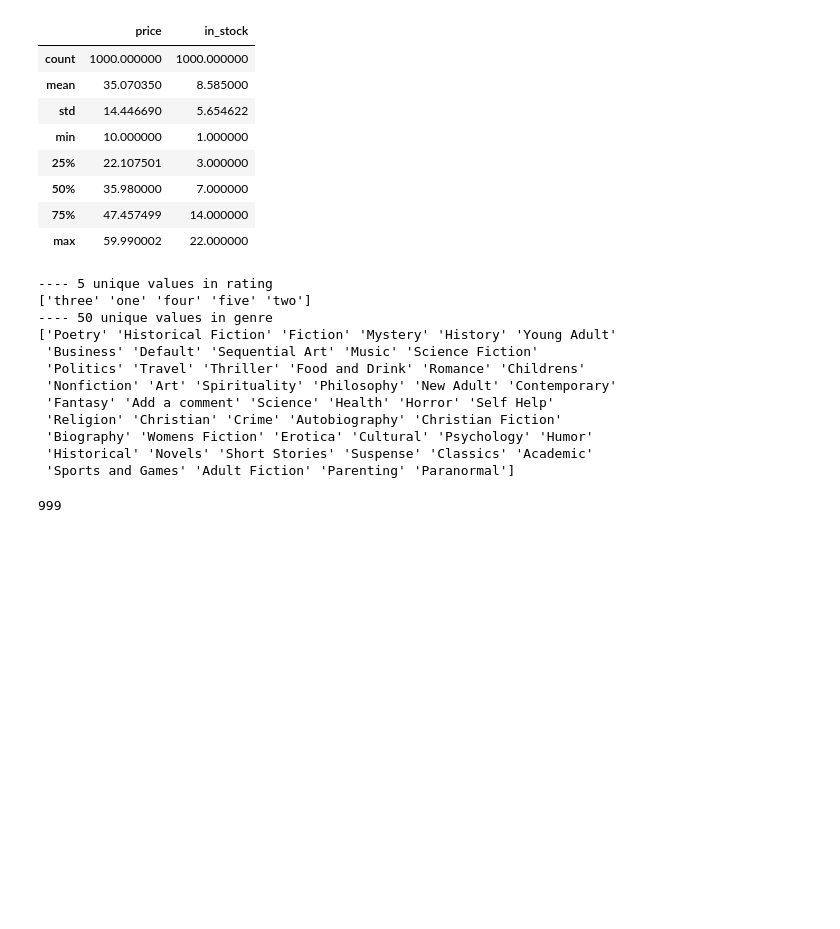
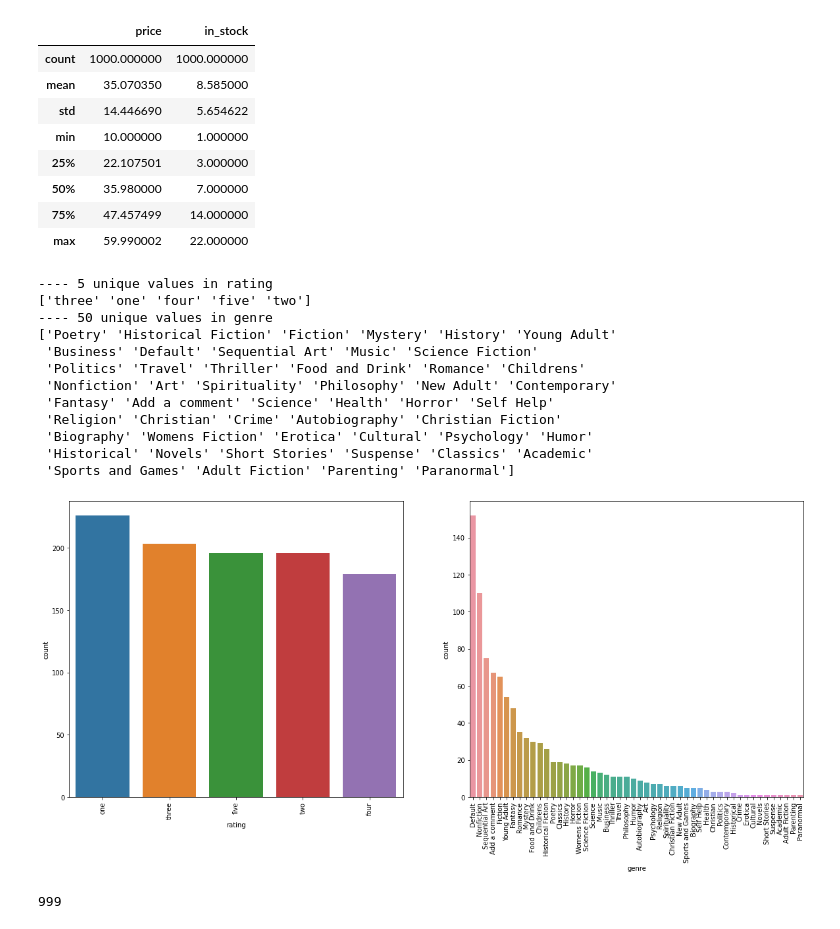
Before and after one commit to vanhuycx/beatiful_soup_web_scraping, a Jupyter notebook: analysis.ipynb, the cells around one changed output. Cells and saved outputs as stored; diff of their text form; code cells hidden in the pictures; blank space fills up the shorter version.

Commit message:
Create hist chart for categorical columns

```diff
--- a/analysis.ipynb
+++ b/analysis.ipynb
@@ -70,22 +71,27 @@ df.describe()
 | 75% | 47.457499 | 14.000000 |
 | max | 59.990002 | 22.000000 |
 # %%
-for column in categorical_columns:
+# Unique values in categorical columns
+fig, axs = plt.subplots(ncols=2,figsize=(20, 8.27))
+for index,column in enumerate(categorical_columns):
     print('---- ' + str(len(df[column].unique())) + ' unique values in ' + column  )
     print(df[column].unique())
+    chart = sns.countplot(x=df[column],ax=axs[index],order=df[column].value_counts().index)
+    chart.set_xticklabels(chart.get_xticklabels(), rotation=90)
 # %% [output]
 ---- 5 unique values in rating
 ['three' 'one' 'four' 'five' 'two']
 ---- 50 unique values in genre
 ['Poetry' 'Historical Fiction' 'Fiction' 'Mystery' 'History' 'Young Adult'
  'Business' 'Default' 'Sequential Art' 'Music' 'Science Fiction'
  'Politics' 'Travel' 'Thriller' 'Food and Drink' 'Romance' 'Childrens'
  'Nonfiction' 'Art' 'Spirituality' 'Philosophy' 'New Adult' 'Contemporary'
  'Fantasy' 'Add a comment' 'Science' 'Health' 'Horror' 'Self Help'
  'Religion' 'Christian' 'Crime' 'Autobiography' 'Christian Fiction'
  'Biography' 'Womens Fiction' 'Erotica' 'Cultural' 'Psychology' 'Humor'
  'Historical' 'Novels' 'Short Stories' 'Suspense' 'Classics' 'Academic'
  'Sports and Games' 'Adult Fiction' 'Parenting' 'Paranormal']
+[figure, added]
 # %%
 # Count unique titles
 len(df['title'].unique())
```
Also changed, not shown: parts of 1 cell of this notebook.
